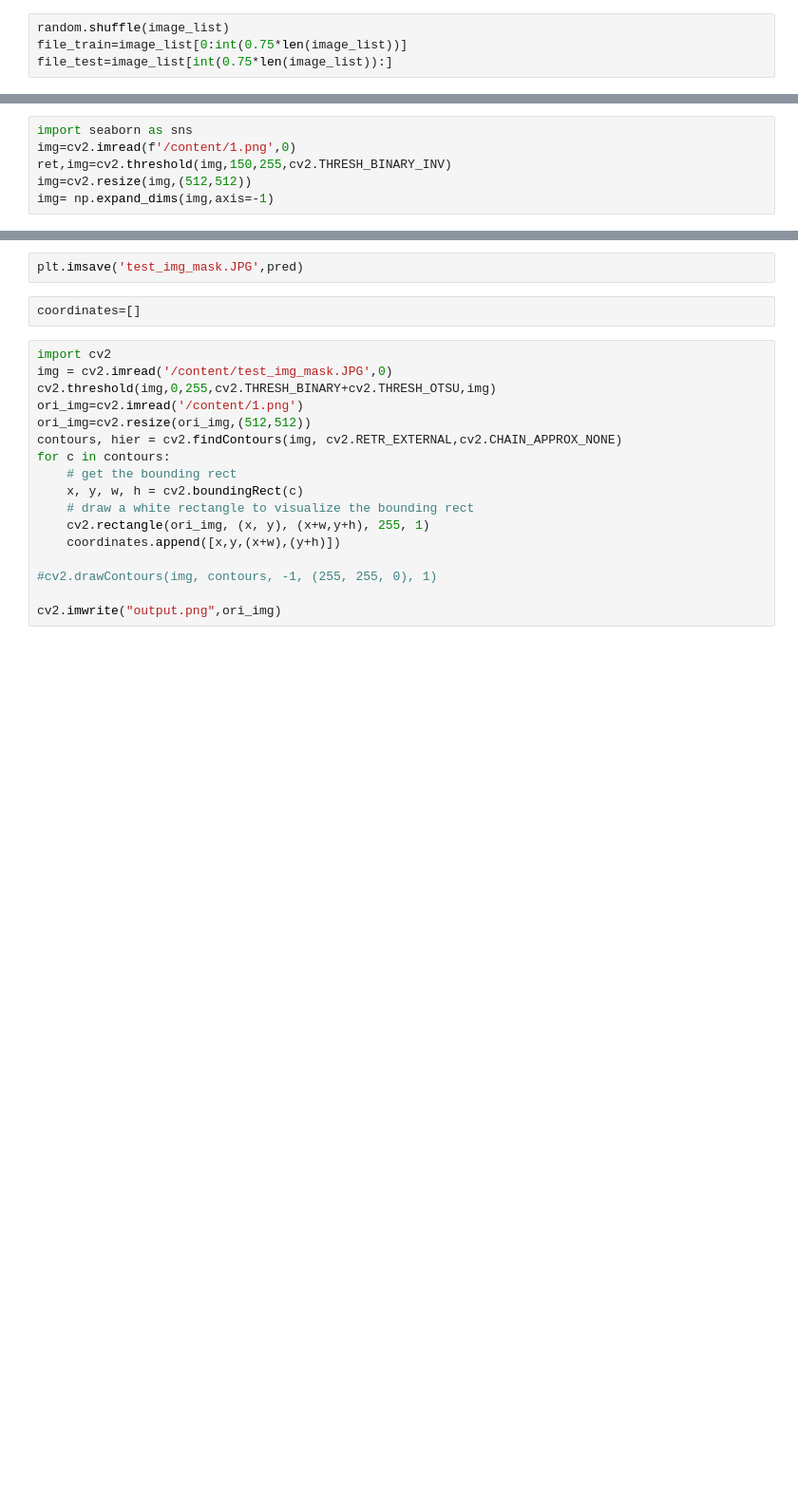
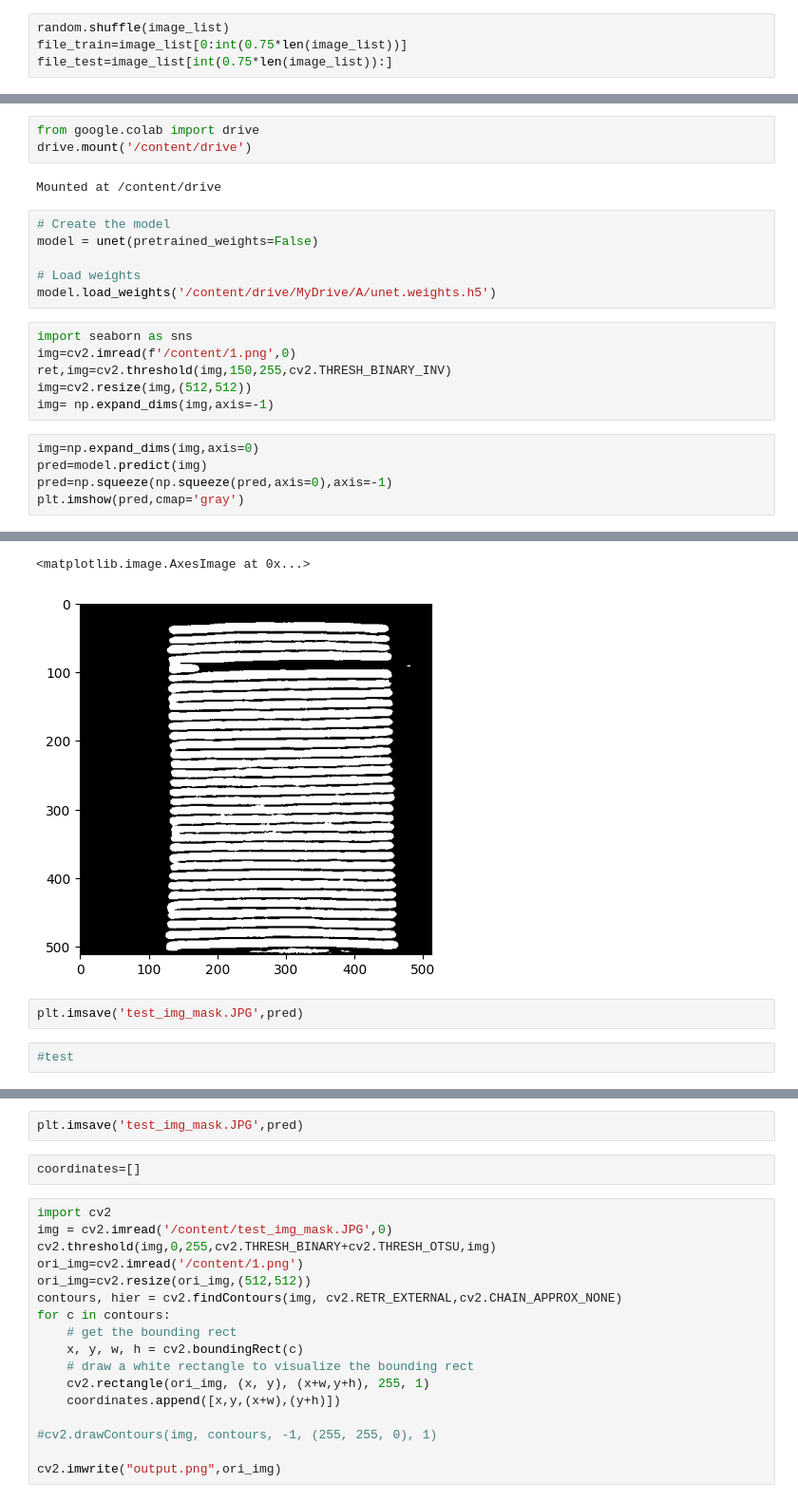
Before and after one commit to humanai-foundation/RenAIssance, a Jupyter notebook: RenAIssance_Transformer_OCR_Arsh_Khan/utils/UNet_Line_Segmentation.ipynb, the cells around one changed output, grey strips where cells are left out. Shown at 95% size. Saved outputs shown, nothing was run; the diff lists cells and outputs as text; blank space fills up the shorter version.

```diff
--- a/RenAIssance_Transformer_OCR_Arsh_Khan/utils/UNet_Line_Segmentation.ipynb
+++ b/RenAIssance_Transformer_OCR_Arsh_Khan/utils/UNet_Line_Segmentation.ipynb
@@ -190,6 +197,23 @@ model.fit_generator(batch_generator(file_train,2,2),epochs=3,steps_per_epoch=100
+# %%
+from google.colab import drive
+drive.mount('/content/drive')
+# %% [output]
+Mounted at /content/drive
+# %%
+# Create the model
+model = unet(pretrained_weights=False)
+
+# Load weights
+model.load_weights('/content/drive/MyDrive/A/unet.weights.h5')
 # %%
 import seaborn as sns
 img=cv2.imread(f'/content/1.png',0)
 ret,img=cv2.threshold(img,150,255,cv2.THRESH_BINARY_INV)
 img=cv2.resize(img,(512,512))
 img= np.expand_dims(img,axis=-1)
+# %%
+img=np.expand_dims(img,axis=0)
+pred=model.predict(img)
+pred=np.squeeze(np.squeeze(pred,axis=0),axis=-1)
+plt.imshow(pred,cmap='gray')
+# %% [output]
@@ -195,0 +221,6 @@ img= np.expand_dims(img,axis=-1)
+<matplotlib.image.AxesImage at 0x...>
+[figure, added]
+# %%
+plt.imsave('test_img_mask.JPG',pred)
+# %%
+#test
```
Also changed, not shown: parts of 13 cells of this notebook, 2 other files.
